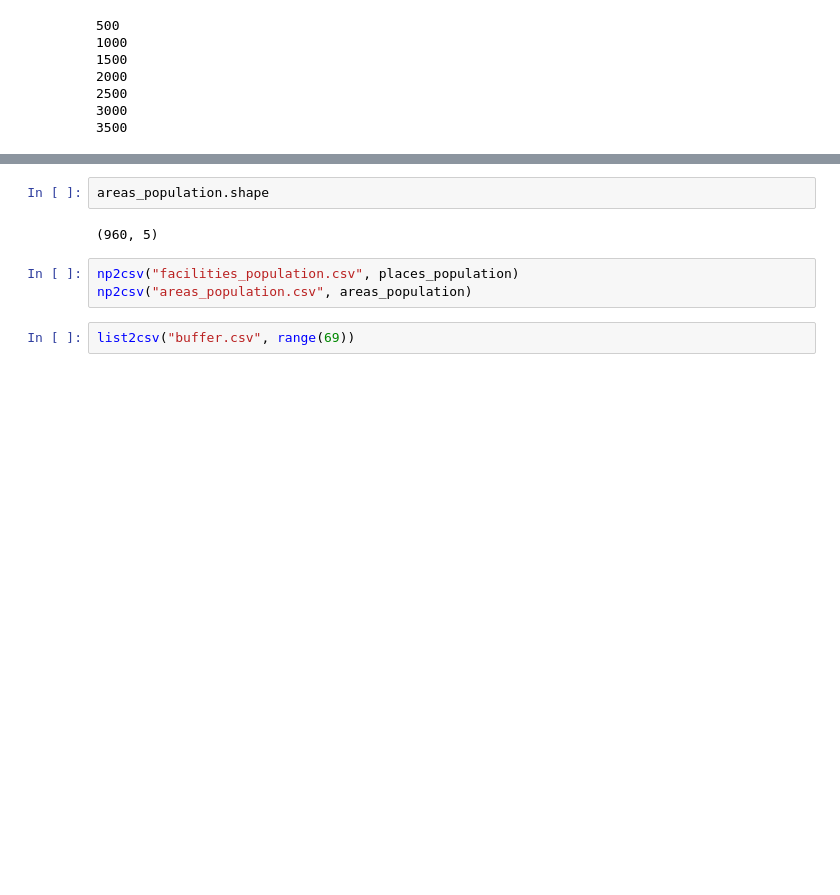
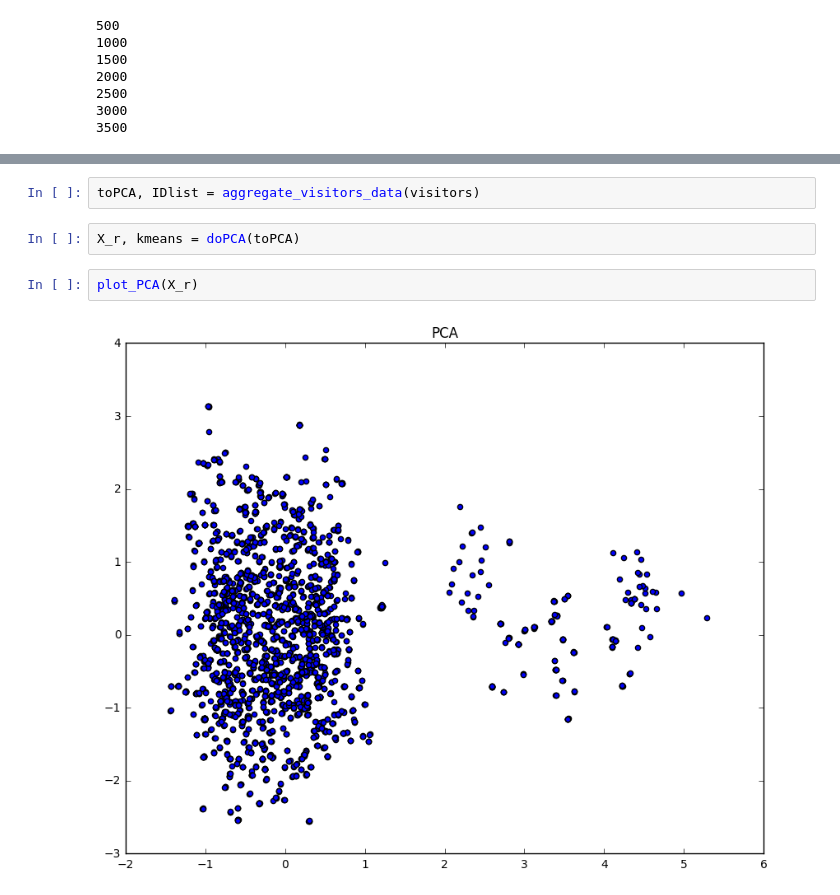
Before and after one commit to jacklxc/VAST2015, a Jupyter notebook: VAST2015.ipynb, the cells around one changed output, grey strips where cells are left out. Cells and saved outputs as stored; diff of their text form; blank space fills up the shorter version.

```diff
--- a/VAST2015.ipynb
+++ b/VAST2015.ipynb
@@ -81,9 +71,8 @@ areas_population = aggregate_places_data(areas)
-# %%
-areas_population.shape
-# %% [output]
-(960, 5)
-# %%
-np2csv("facilities_population.csv", places_population)
-np2csv("areas_population.csv", areas_population)
-# %%
-list2csv("buffer.csv", range(69))
+# %%
+toPCA, IDlist = aggregate_visitors_data(visitors)
+# %%
+X_r, kmeans = doPCA(toPCA)
+# %%
+plot_PCA(X_r)
+# %% [output]
+[figure, added]
```
Also changed, not shown: parts of 5 cells of this notebook, 16 other files.
